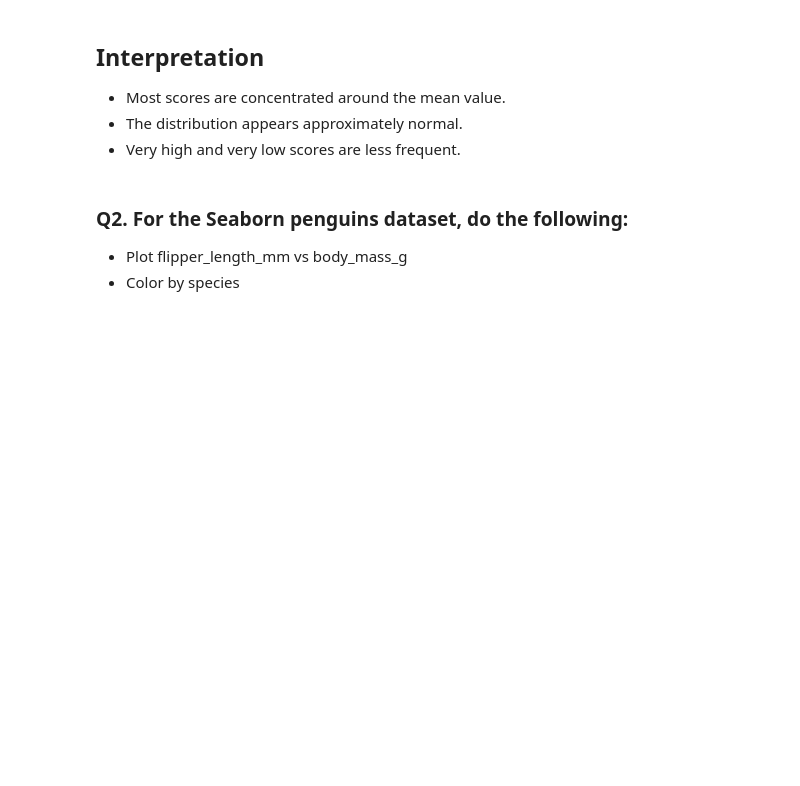
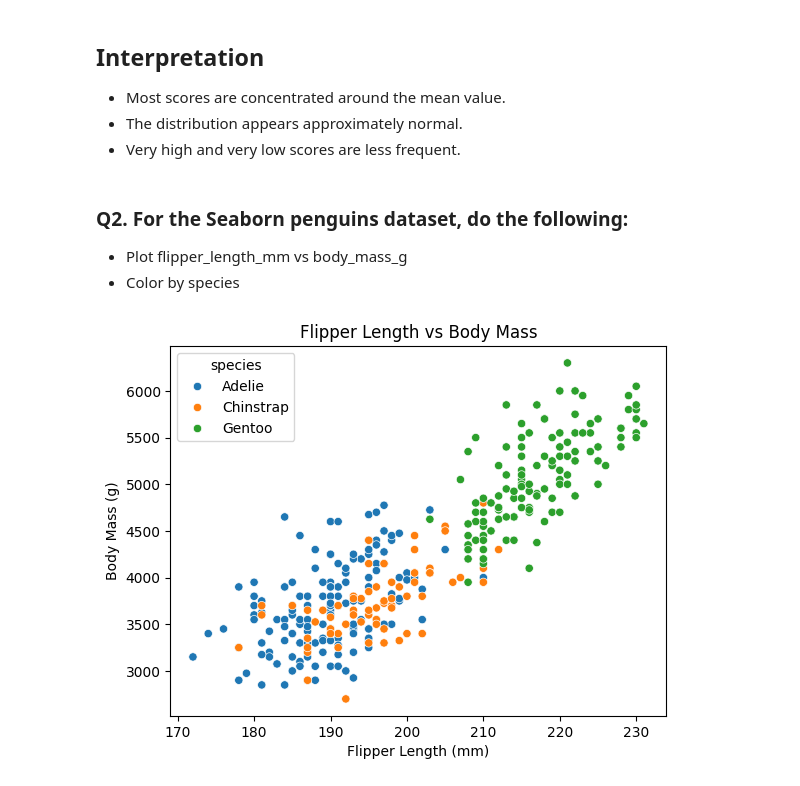
Before and after one commit to harshaiml/AIML-Prime, a Jupyter notebook: Data Visualization/Data_Visualisation_Assignment.ipynb, the cells around one changed output. Saved outputs shown, nothing was run; the diff lists cells and outputs as text; code cells hidden in the pictures; blank space fills up the shorter version.

Commit message:
Added penguins dataset visualization with species-based scatter plot

```diff
--- a/Data Visualization/Data_Visualisation_Assignment.ipynb
+++ b/Data Visualization/Data_Visualisation_Assignment.ipynb
@@ -45,3 +45,27 @@ plt.show()
 ### Q2. For the Seaborn penguins dataset, do the following:
 - Plot flipper_length_mm vs body_mass_g
 - Color by species
+# %%
+import seaborn as sns
+import matplotlib.pyplot as plt
+
+# Step 1: Load dataset
+penguins = sns.load_dataset("penguins")
+
+# Step 2: Create scatter plot
+sns.scatterplot(
+    data=penguins,
+    x="flipper_length_mm",
+    y="body_mass_g",
+    hue="species"
+)
+
+# Step 3: Add title and labels
+plt.title("Flipper Length vs Body Mass")
+plt.xlabel("Flipper Length (mm)")
+plt.ylabel("Body Mass (g)")
+
+# Step 4: Show plot
+plt.show()
+# %% [output]
+[figure, added]
```
Also changed, not shown: parts of 1 cell of this notebook.
